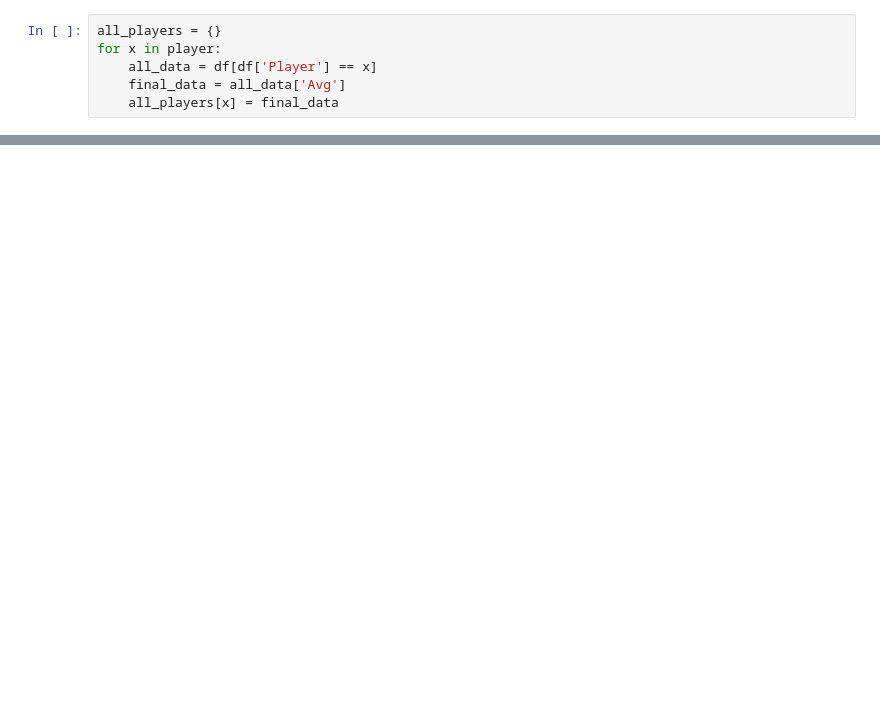
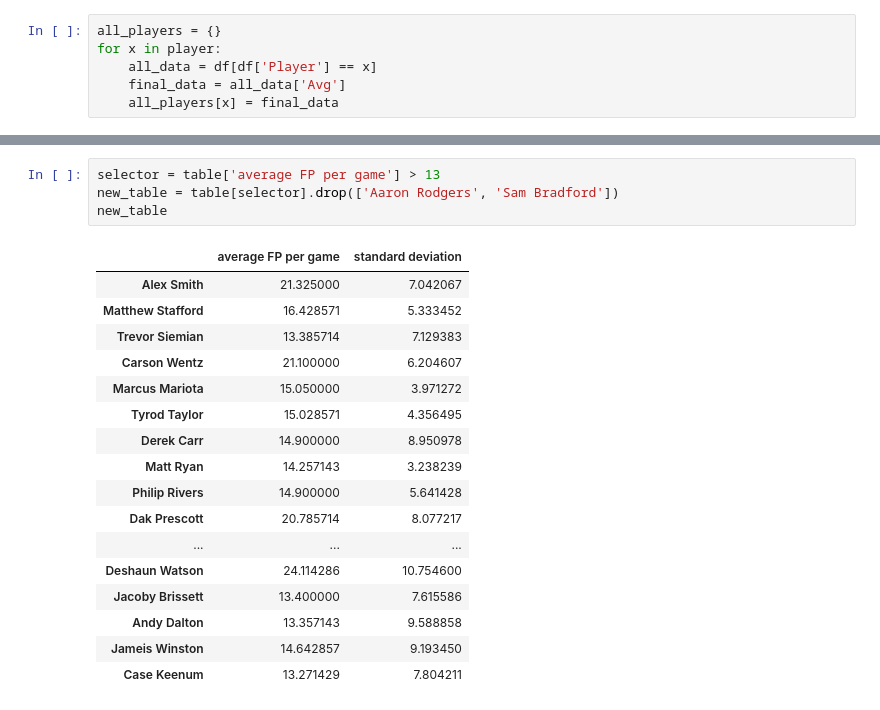
Before and after one commit to jmfrazier/Thinkful-prep-course, a Jupyter notebook: Prep Capstone Project.ipynb, the cells around one changed output, grey strips where cells are left out. Saved outputs shown, nothing was run; the diff lists cells and outputs as text; blank space fills up the shorter version.

```diff
--- a/Prep Capstone Project.ipynb
+++ b/Prep Capstone Project.ipynb
@@ -218,0 +283,22 @@ TypeError: ufunc 'add' did not contain a loop with signature matching types dtyp
+# %%
+selector = table['average FP per game'] > 13
+new_table = table[selector].drop(['Aaron Rodgers', 'Sam Bradford'])
+new_table
+# %% [output]
+|  | average FP per game | standard deviation |
+| Alex Smith | 21.325000 | 7.042067 |
+| Matthew Stafford | 16.428571 | 5.333452 |
+| Trevor Siemian | 13.385714 | 7.129383 |
+| Carson Wentz | 21.100000 | 6.204607 |
+| Marcus Mariota | 15.050000 | 3.971272 |
+| Tyrod Taylor | 15.028571 | 4.356495 |
+| Derek Carr | 14.900000 | 8.950978 |
+| Matt Ryan | 14.257143 | 3.238239 |
+| Philip Rivers | 14.900000 | 5.641428 |
+| Dak Prescott | 20.785714 | 8.077217 |
+| ... | ... | ... |
+| Deshaun Watson | 24.114286 | 10.754600 |
+| Jacoby Brissett | 13.400000 | 7.615586 |
+| Andy Dalton | 13.357143 | 9.588858 |
+| Jameis Winston | 14.642857 | 9.193450 |
+| Case Keenum | 13.271429 | 7.804211 |
```
Also changed, not shown: parts of 12 cells of this notebook.
